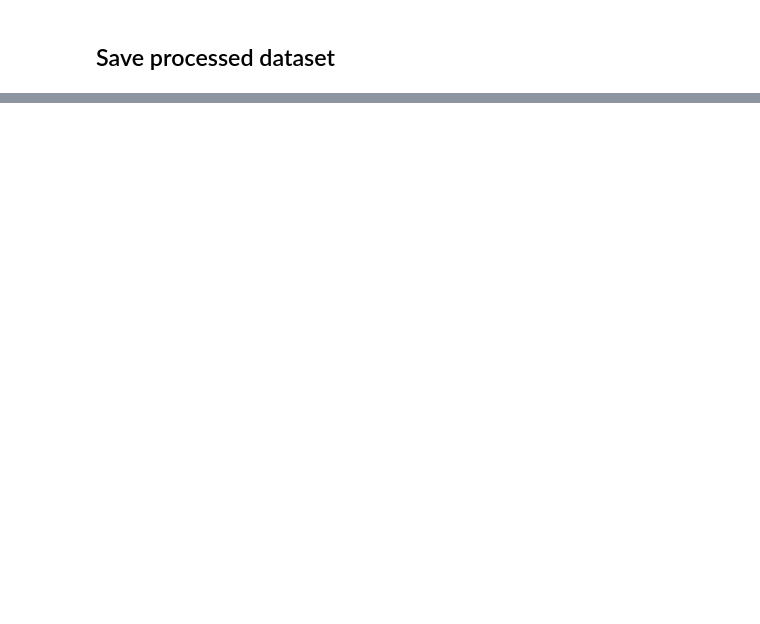
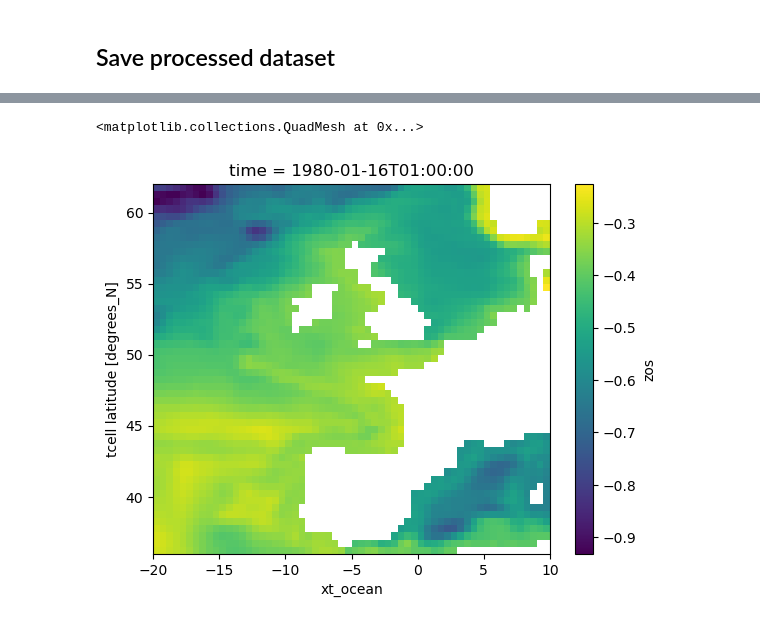
Before and after one commit to iris-keizer/ROMS-project, a Jupyter notebook: ROMS-project/Data preparation/SODA.ipynb, the cells around one changed output, grey strips where cells are left out. Saved outputs shown, nothing was run; the diff lists cells and outputs as text; code cells hidden in the pictures; blank space fills up the shorter version.

```diff
--- a/ROMS-project/Data preparation/SODA.ipynb
+++ b/ROMS-project/Data preparation/SODA.ipynb
@@ -214,0 +146,7 @@ soda
+# %%
+data = xr.open_dataset('/Users/iriskeizer/Documents/ROMS/data/SODA/processed/soda.nc')
+# %%
+data.zos.isel(time=0).plot()
+# %% [output]
+<matplotlib.collections.QuadMesh at 0x...>
+[figure, added]
```
Also changed, not shown: parts of 26 cells of this notebook, 26 other files.
